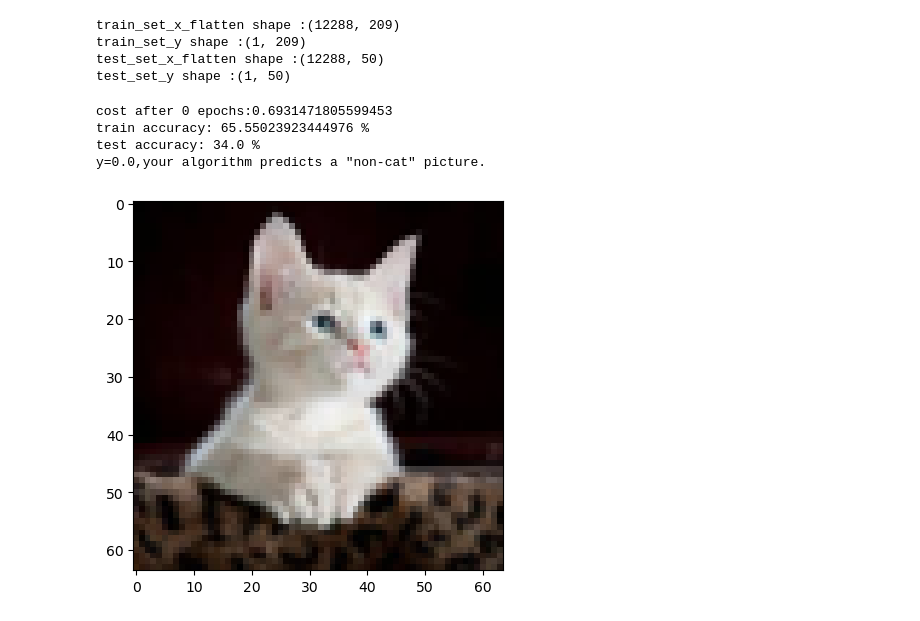
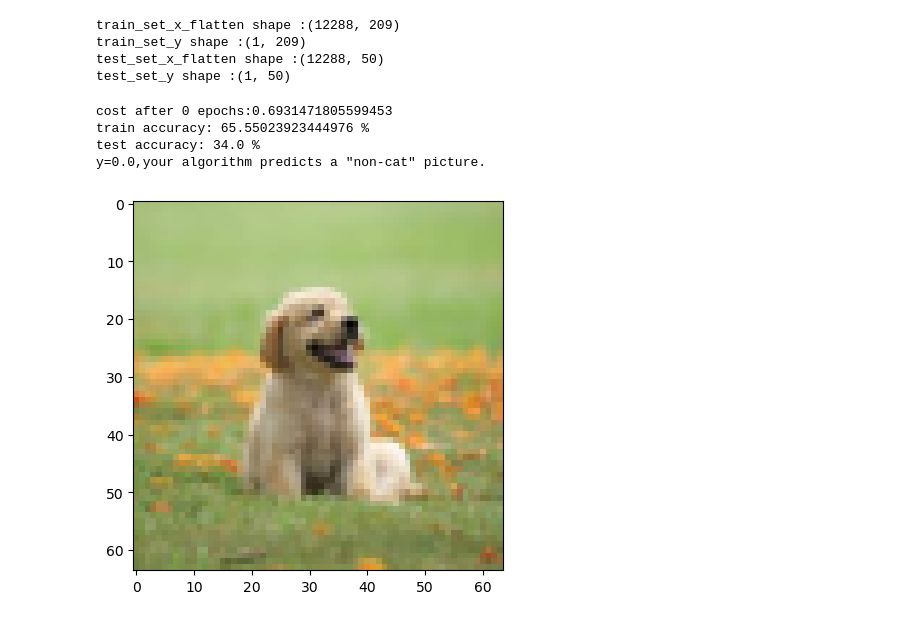
Before and after one commit to Nzx03/DL-concepts, a Jupyter notebook: LRNN/LRNN.ipynb, the cells around one changed output. Cells and saved outputs as stored; diff of their text form; code cells hidden in the pictures.

```diff
--- a/LRNN/LRNN.ipynb
+++ b/LRNN/LRNN.ipynb
@@ -190,21 +190,21 @@ def model(X_train,Y_train,X_test,Y_test,epochs,lr,print_cost=False):
 # %%
 #activating the logistic regression function
 myModel= model(train_set_x,train_set_y,test_set_x,test_set_y,epochs=10000,lr=0.001,print_cost=True)
 
-img=Image.open("download (1).jpg")
+img=Image.open("download .jpg")
 img = img.resize((num_px, num_px))
 data = np.asarray(img)
 data = data / 255.0
 
 data1 = data.reshape((1, num_px * num_px * 3)).T
 
 my_predicted_image = predict(myModel["w"], myModel["b"], data1)
 
 plt.imshow(img)
 print("y="+str(np.squeeze(my_predicted_image))+",your algorithm predicts a \""+ classes[int(np.squeeze(my_predicted_image)),].decode("utf-8")+"\" picture.")
 # %% [output]
 cost after 0 epochs:0.6931471805599453
 train accuracy: 65.55023923444976 %
 test accuracy: 34.0 %
 y=0.0,your algorithm predicts a "non-cat" picture.
-[figure, old version]
+[figure, new version]
```
Also changed, not shown: 1 other file.
